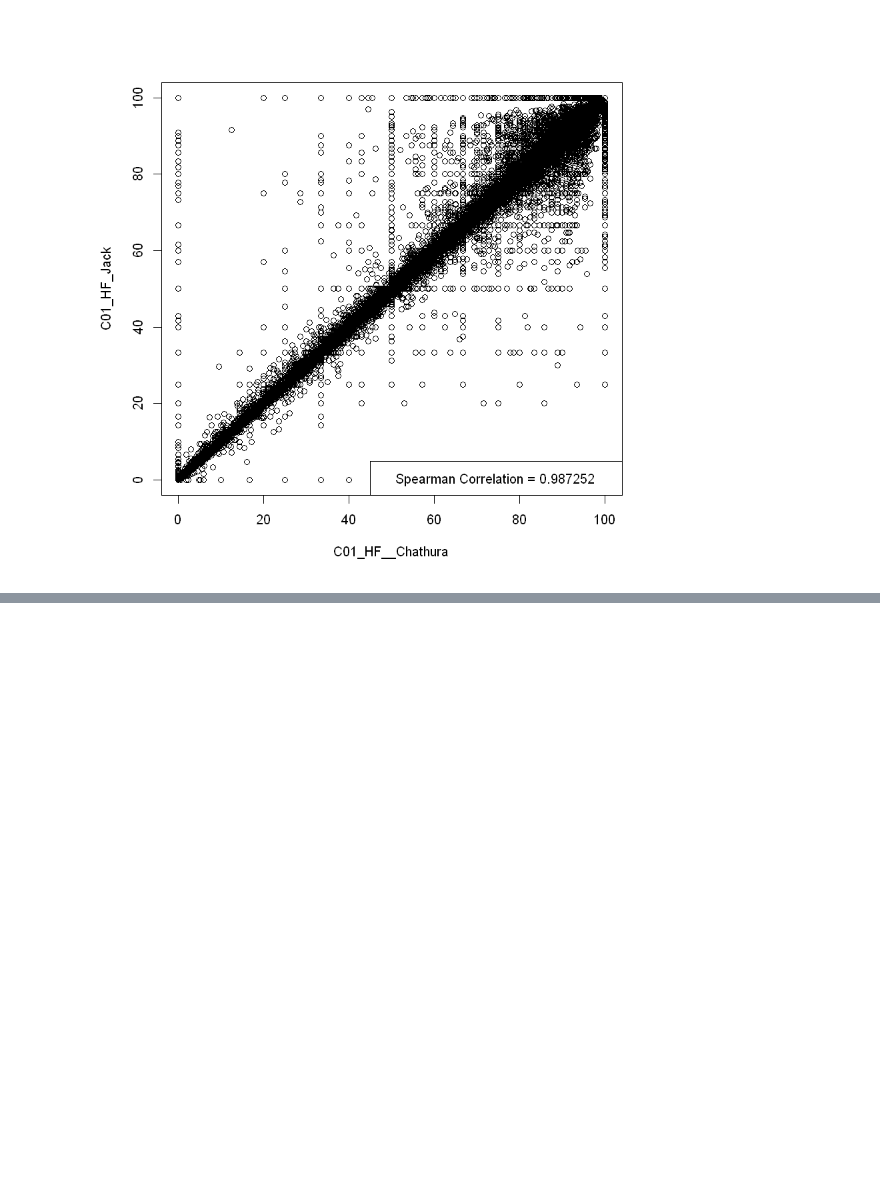
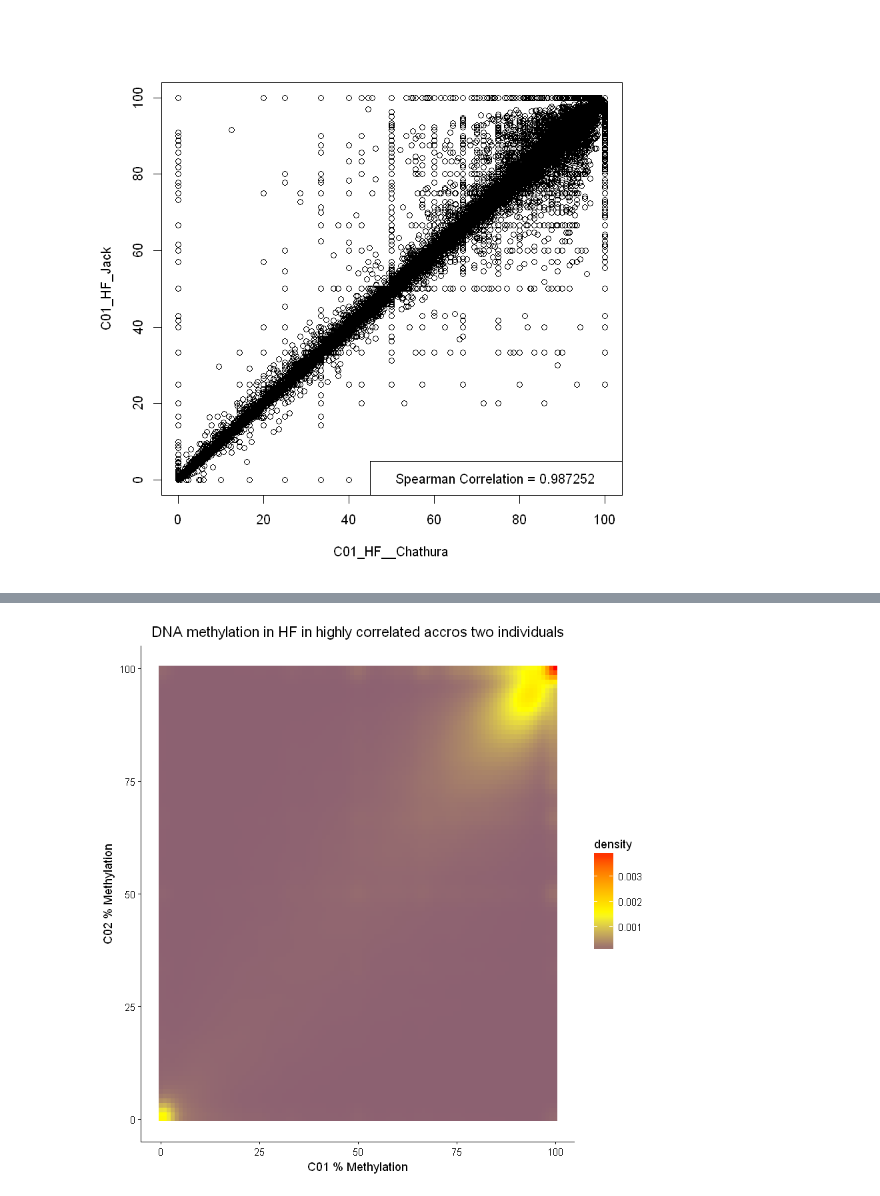
Before and after one commit to computational-epigenetics-section/bisulfite-seq-data-analysis-pipeline, a Jupyter notebook: bisulfite sequencing pipeline.ipynb, the cells around one changed output, grey strips where cells are left out. Cells and saved outputs as stored; diff of their text form; code cells hidden in the pictures; blank space fills up the shorter version.

```diff
--- a/bisulfite sequencing pipeline.ipynb
+++ b/bisulfite sequencing pipeline.ipynb
@@ -552,0 +584,50 @@ legend(x='bottomright', legend=paste('Spearman Correlation =',round(cor(C01_HF_m
+# %%
+CO1_HF$X <-NULL
+CO2_HF$X <-NULL
+
+DF2d<-merge(CO1_HF,CO2_HF,by = "Bin.Name")
+# %%
+library(ggplot2)
+library(MASS)
+
+## layout settings for ggplot
+t2 <- theme(
+  axis.line = element_line(colour = "black"),
+  axis.text = element_text(colour = "black"),
+  axis.ticks = element_line(colour = "black"),
+  panel.grid.major.x = element_blank(),
+  panel.grid.minor.x = element_blank(),
+  panel.grid.major.y = element_blank(),
+  panel.grid.minor.y = element_blank(),
+  panel.border = element_blank(),
+  panel.background = element_blank()
+)
+
+
+## generate the "z" coordinate (density) just for the correct midpoint in the color gradient
+z <- kde2d(DF2d$Avg.Methylation.x, DF2d$Avg.Methylation.y,n = 4)
+
+ggplot(DF2d, aes(x=Avg.Methylation.x, y=Avg.Methylation.y)) +
+  stat_density2d(aes(fill=..density..), geom="tile", contour=FALSE) +
+  scale_fill_gradient2(low="navyblue", mid="yellow", high="red", midpoint=0.0015) +
+  ## limit scale ( density is calculated on the limited scale, all other points are removed from calculation)
+  #xlim(0,1) +
+  #ylim(0,1) +
+  ## limit view area ( density is calcluated on all points, no points removed )
+  coord_cartesian(xlim = c(0, 100), ylim=c(0,100)) +
+  xlab("C01 % Methylation") +
+  ylab("C02 % Methylation") +
+  ## add points to the density map (comment it if not desired)
+  geom_point(size=0.1, colour="white",shape=1, alpha=0) +
+  ## make a line from (0,0) - (1,1)
+  #geom_segment(aes(x=0, y=0, xend=1, yend=1)) +
+  ## or just create a abline with slope 1 and intercept 0
+  #geom_abline() +
+  t2+
+  ggtitle("DNA methylation in HF in highly correlated accros two individuals") +
+  theme(plot.title = element_text(hjust = 0.5))
+
+DF2d_HF<-DF2d
+DF2d_HF$Residual_HF <- DF2d_HF$Avg.Methylation.x - DF2d_HF$Avg.Methylation.y
+# %% [output]
+[figure, added]
```
Also changed, not shown: parts of 4 cells of this notebook, 6 other files.
